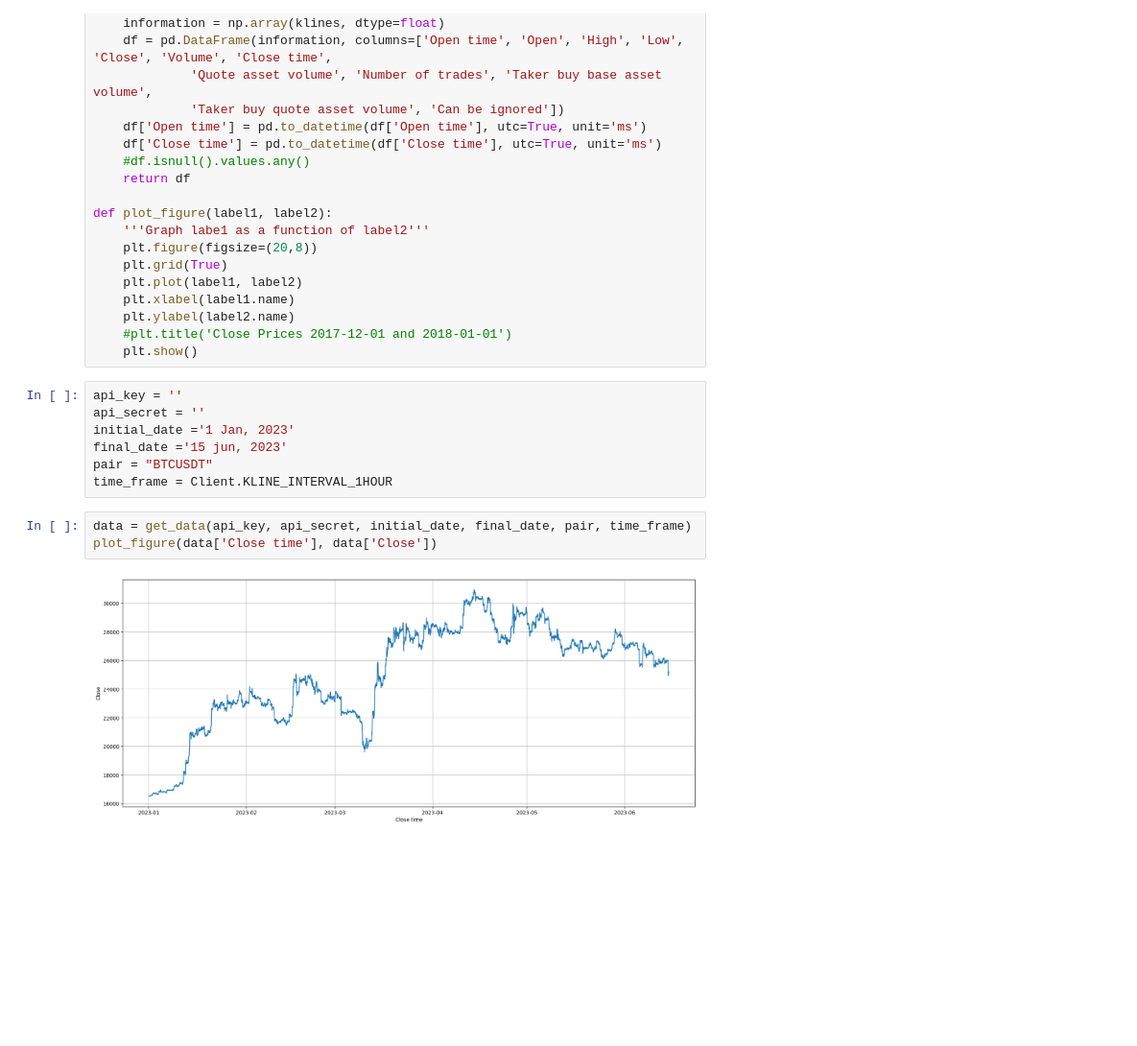
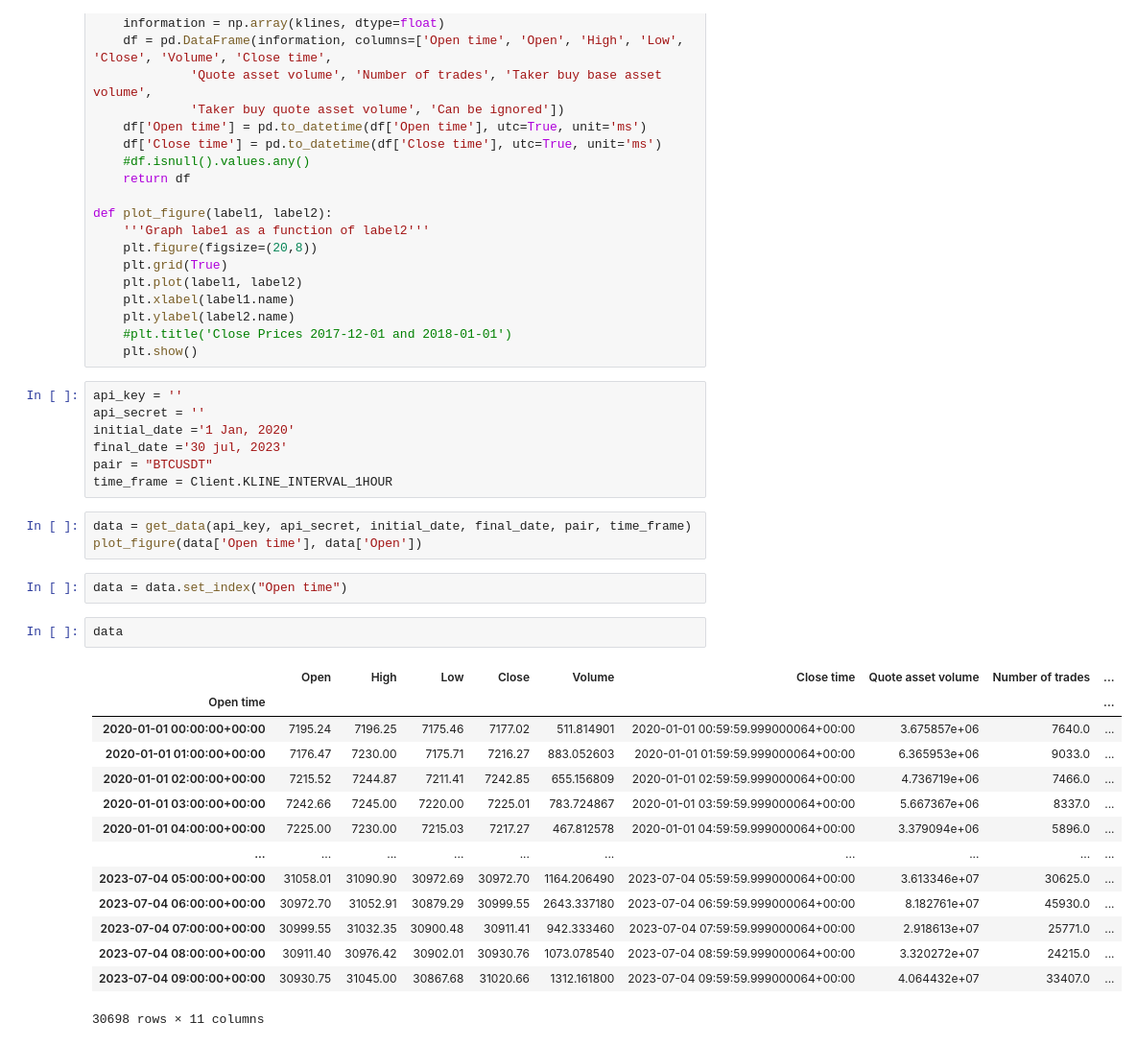
Before and after one commit to leonelardilap/Crypto-Trade, a Jupyter notebook: Returns_Analysis.ipynb, the cells around one changed output. Shown at 96% size. Cells and saved outputs as stored; diff of their text form; blank space fills up the shorter version.

```diff
--- a/Returns_Analysis.ipynb
+++ b/Returns_Analysis.ipynb
@@ -32,12 +37,29 @@ def plot_figure(label1, label2):
 # %%
 api_key = ''
 api_secret = ''
-initial_date ='1 Jan, 2023'
-final_date ='15 jun, 2023'
+initial_date ='1 Jan, 2020'
+final_date ='30 jul, 2023'
 pair = "BTCUSDT"
 time_frame = Client.KLINE_INTERVAL_1HOUR
 # %%
 data = get_data(api_key, api_secret, initial_date, final_date, pair, time_frame)
-plot_figure(data['Close time'], data['Close'])
+plot_figure(data['Open time'], data['Open'])
-# %% [output]
-[figure, removed]
+# %%
+data = data.set_index("Open time")
+# %%
+data
+# %% [output]
+|  | Open | High | Low | Close | Volume | Close time | Quote asset volume | Number of trades | ... |
+| Open time |  |  |  |  |  |  |  |  | ... |
+| 2020-01-01 00:00:00+00:00 | 7195.24 | 7196.25 | 7175.46 | 7177.02 | 511.814901 | 2020-01-01 00:59:59.999000064+00:00 | 3.675857e+06 | 7640.0 | ... |
+| 2020-01-01 01:00:00+00:00 | 7176.47 | 7230.00 | 7175.71 | 7216.27 | 883.052603 | 2020-01-01 01:59:59.999000064+00:00 | 6.365953e+06 | 9033.0 | ... |
+| 2020-01-01 02:00:00+00:00 | 7215.52 | 7244.87 | 7211.41 | 7242.85 | 655.156809 | 2020-01-01 02:59:59.999000064+00:00 | 4.736719e+06 | 7466.0 | ... |
+| 2020-01-01 03:00:00+00:00 | 7242.66 | 7245.00 | 7220.00 | 7225.01 | 783.724867 | 2020-01-01 03:59:59.999000064+00:00 | 5.667367e+06 | 8337.0 | ... |
+| 2020-01-01 04:00:00+00:00 | 7225.00 | 7230.00 | 7215.03 | 7217.27 | 467.812578 | 2020-01-01 04:59:59.999000064+00:00 | 3.379094e+06 | 5896.0 | ... |
+| ... | ... | ... | ... | ... | ... | ... | ... | ... | ... |
+| 2023-07-04 05:00:00+00:00 | 31058.01 | 31090.90 | 30972.69 | 30972.70 | 1164.206490 | 2023-07-04 05:59:59.999000064+00:00 | 3.613346e+07 | 30625.0 | ... |
+| 2023-07-04 06:00:00+00:00 | 30972.70 | 31052.91 | 30879.29 | 30999.55 | 2643.337180 | 2023-07-04 06:59:59.999000064+00:00 | 8.182761e+07 | 45930.0 | ... |
+| 2023-07-04 07:00:00+00:00 | 30999.55 | 31032.35 | 30900.48 | 30911.41 | 942.333460 | 2023-07-04 07:59:59.999000064+00:00 | 2.918613e+07 | 25771.0 | ... |
+| 2023-07-04 08:00:00+00:00 | 30911.40 | 30976.42 | 30902.01 | 30930.76 | 1073.078540 | 2023-07-04 08:59:59.999000064+00:00 | 3.320272e+07 | 24215.0 | ... |
+| 2023-07-04 09:00:00+00:00 | 30930.75 | 31045.00 | 30867.68 | 31020.66 | 1312.161800 | 2023-07-04 09:59:59.999000064+00:00 | 4.064432e+07 | 33407.0 | ... |
+30698 rows × 11 columns
```
Also changed, not shown: parts of 7 cells of this notebook.
